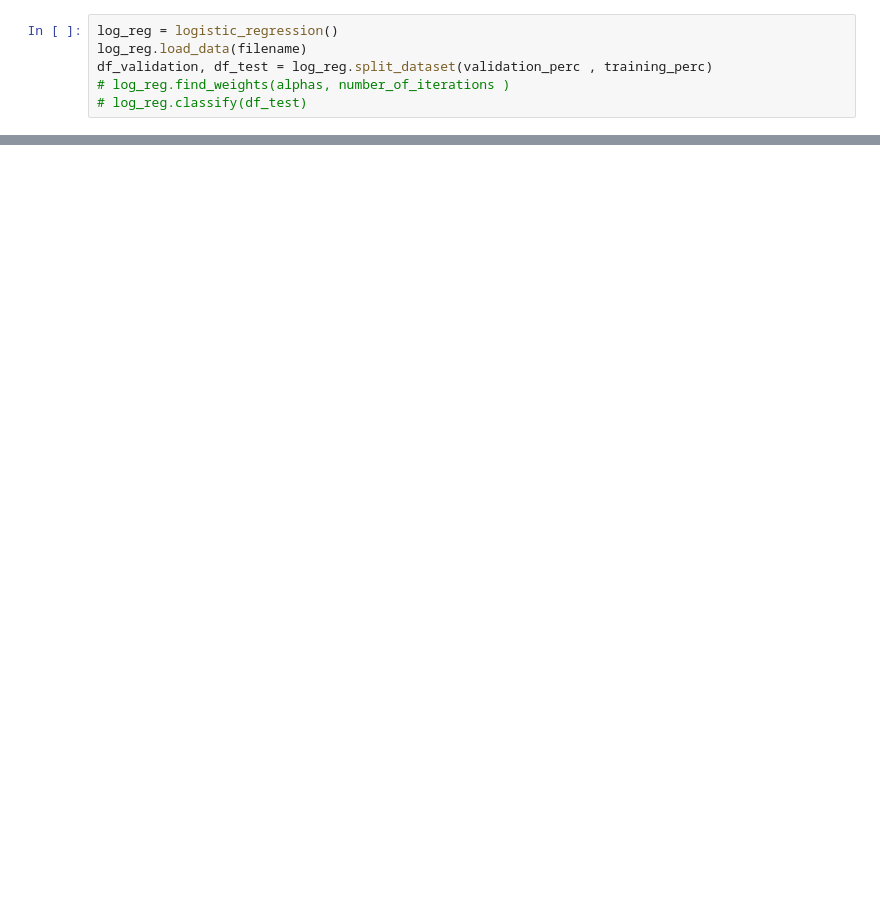
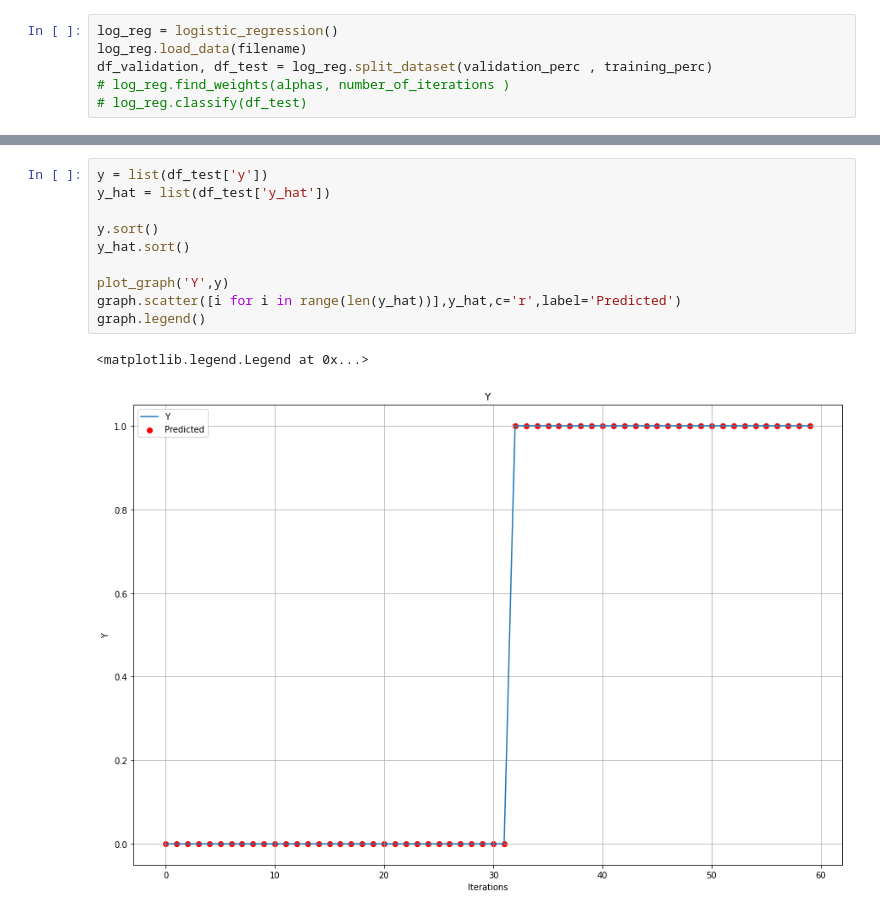
Before and after one commit to Ashirbad-Sarangi/logistic_regression, a Jupyter notebook: codes/logistic_regression.ipynb, the cells around one changed output, grey strips where cells are left out. Saved outputs shown, nothing was run; the diff lists cells and outputs as text; blank space fills up the shorter version.

```diff
--- a/codes/logistic_regression.ipynb
+++ b/codes/logistic_regression.ipynb
@@ -149,0 +255,13 @@ print(w_star)
+# %%
+y = list(df_test['y'])
+y_hat = list(df_test['y_hat'])
+
+y.sort()
+y_hat.sort()
+
+plot_graph('Y',y)
+graph.scatter([i for i in range(len(y_hat))],y_hat,c='r',label='Predicted')
+graph.legend()
+# %% [output]
+<matplotlib.legend.Legend at 0x...>
+[figure, added]
```
Also changed, not shown: parts of 18 cells of this notebook, 1 other file.
